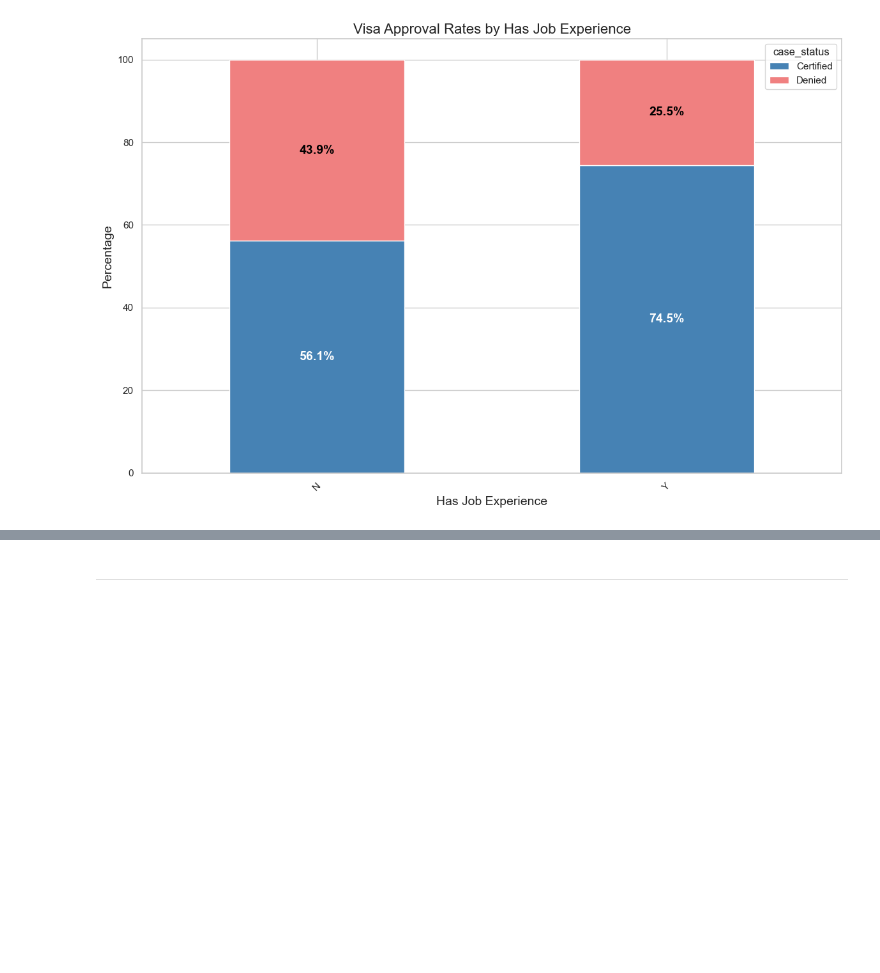
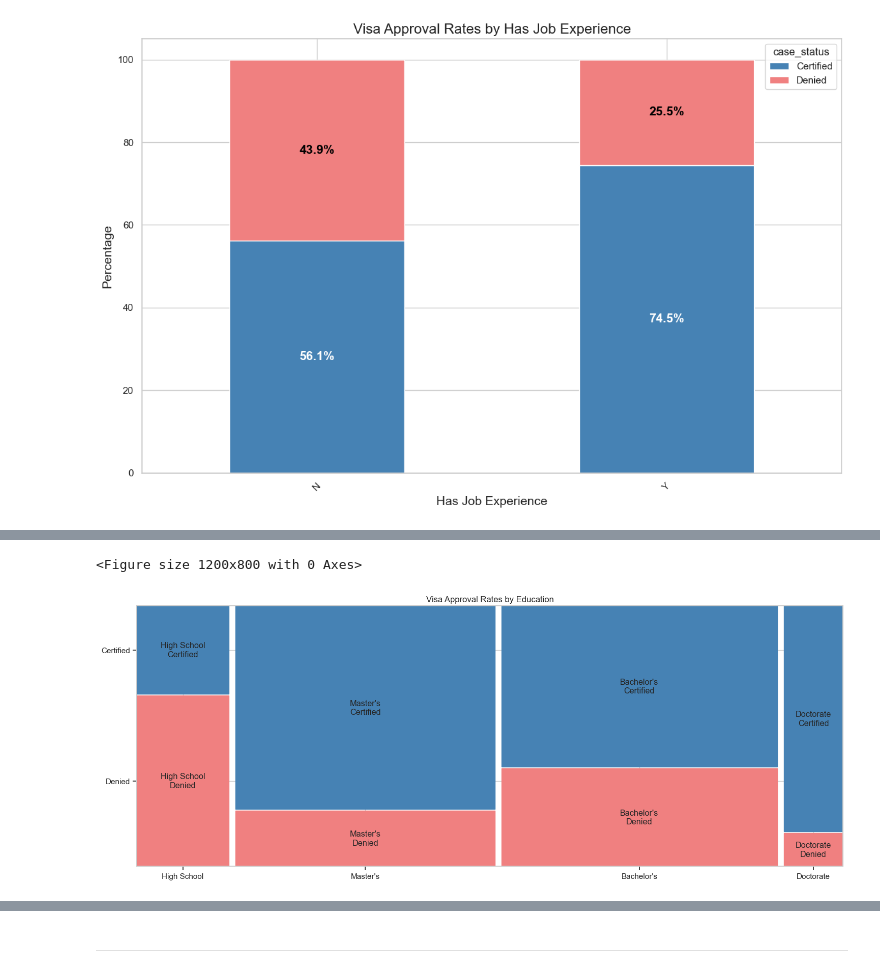
Before and after one commit to nszenoti/PYPG, a Jupyter notebook: projects/easyvisa/notebook.ipynb, the cells around one changed output, grey strips where cells are left out. Drawn from its saved outputs; the diff is of its cells as text; code cells hidden in the pictures; blank space fills up the shorter version.

```diff
--- a/projects/easyvisa/notebook.ipynb
+++ b/projects/easyvisa/notebook.ipynb
@@ -1379,0 +1490,5 @@ ct = create_stacked_bar(df, 'has_job_experience', 'Visa Approval Rates by Has Jo
+# %%
+create_mosaic_plot(df, 'education_of_employee', title='Visa Approval Rates by Education')
+# %% [output]
+<Figure size 1200x800 with 0 Axes>
+[figure, added]
```
Also changed, not shown: parts of 69 cells of this notebook, 14 other files.
